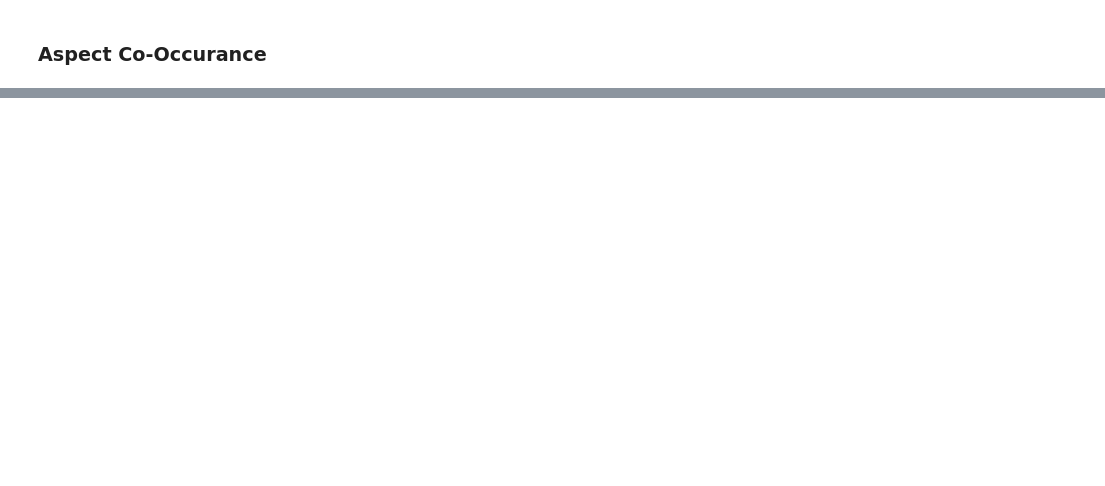
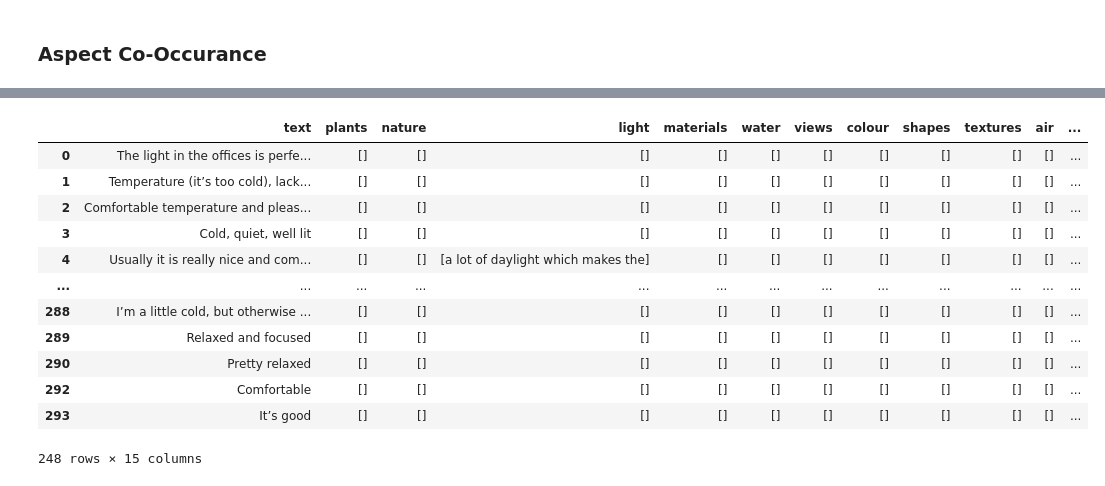
Before and after one commit to shrutirao94/language-comfort-emotions, a Jupyter notebook: sentiment-analysis.ipynb, the cells around one changed output, grey strips where cells are left out. Saved outputs shown, nothing was run; the diff lists cells and outputs as text; code cells hidden in the pictures; blank space fills up the shorter version.

Commit message:
[FEATURE] Aspect-based Analysis Biophilic Design

```diff
--- a/sentiment-analysis.ipynb
+++ b/sentiment-analysis.ipynb
@@ -672,0 +659,45 @@ plot_cooccurance_df(cooccurance_df)
+# %%
+# Initialize Porter Stemmer
+stemmer = PorterStemmer()
+# %%
+stemmed_biophilia_aspect = {}
+for aspect, words in biophilia_aspect.items():
+    stemmed_words = [stemmer.stem(word) for word in words]
+    stemmed_biophilia_aspect[aspect] = stemmed_words
+# %%
+def extract_context(text, aspect, window_size=3):
+    tokens = word_tokenize(text)
+    stemmed_tokens = [stemmer.stem(token) for token in tokens]
+
+    aspect_indices = [i for i, token in enumerate(stemmed_tokens) if token == aspect]
+
+    contexts = []
+
+    for token in stemmed_tokens:
+        if token in stemmed_biophilia_aspect[aspect]:
+            start_index = max(0, stemmed_tokens.index(token) - 3)
+            end_index = min(len(stemmed_tokens), stemmed_tokens.index(token) + 4)
+            context = ' '.join(tokens[start_index:end_index])
+            contexts.append(context)
+
+    return contexts
+# %%
+for aspect in stemmed_biophilia_aspect:
+    aspect_column = []
+    bio_df[aspect] = bio_df['text'].apply(lambda x: extract_context(x, aspect))
+# %%
+bio_df
+# %% [output]
+|  | text | plants | nature | light | materials | water | views | colour | shapes | textures | air | ... |
+| 0 | The light in the offices is perfe... | [] | [] | [] | [] | [] | [] | [] | [] | [] | [] | ... |
+| 1 | Temperature (it’s too cold), lack... | [] | [] | [] | [] | [] | [] | [] | [] | [] | [] | ... |
+| 2 | Comfortable temperature and pleas... | [] | [] | [] | [] | [] | [] | [] | [] | [] | [] | ... |
+| 3 | Cold, quiet, well lit | [] | [] | [] | [] | [] | [] | [] | [] | [] | [] | ... |
+| 4 | Usually it is really nice and com... | [] | [] | [a lot of daylight which makes the] | [] | [] | [] | [] | [] | [] | [] | ... |
+| ... | ... | ... | ... | ... | ... | ... | ... | ... | ... | ... | ... | ... |
+| 288 | I’m a little cold, but otherwise ... | [] | [] | [] | [] | [] | [] | [] | [] | [] | [] | ... |
+| 289 | Relaxed and focused | [] | [] | [] | [] | [] | [] | [] | [] | [] | [] | ... |
+| 290 | Pretty relaxed | [] | [] | [] | [] | [] | [] | [] | [] | [] | [] | ... |
+| 292 | Comfortable | [] | [] | [] | [] | [] | [] | [] | [] | [] | [] | ... |
+| 293 | It’s good | [] | [] | [] | [] | [] | [] | [] | [] | [] | [] | ... |
+248 rows × 15 columns
```
Also changed, not shown: parts of 11 cells of this notebook.
